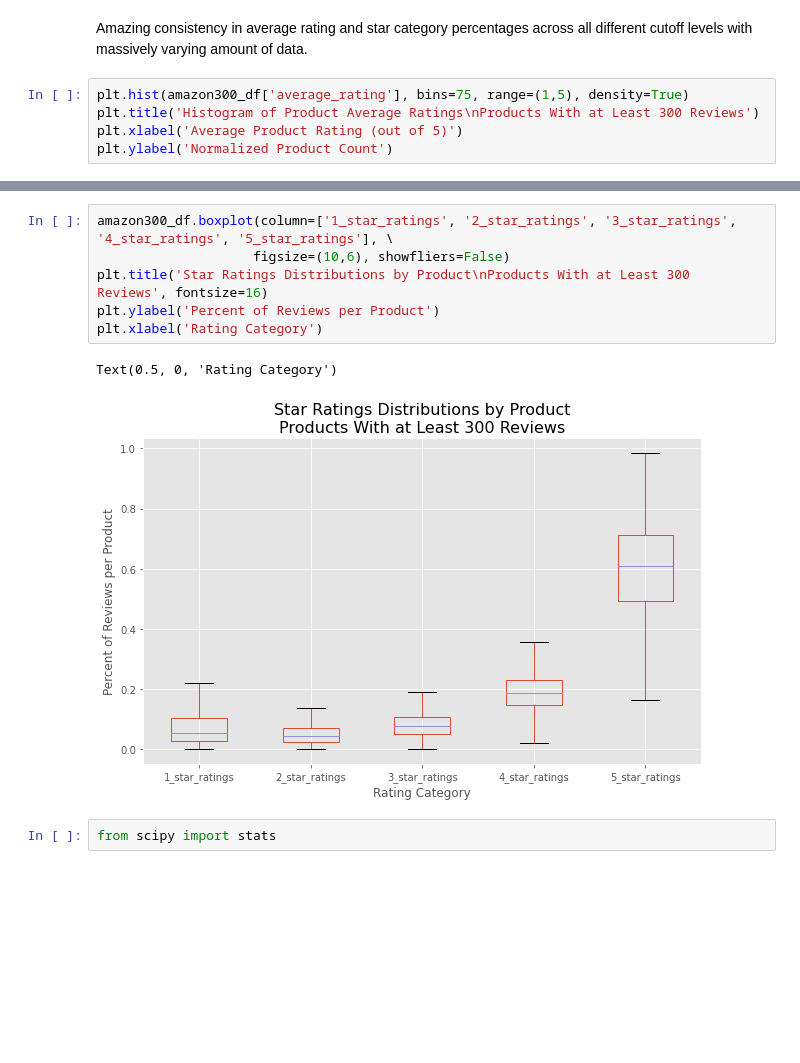
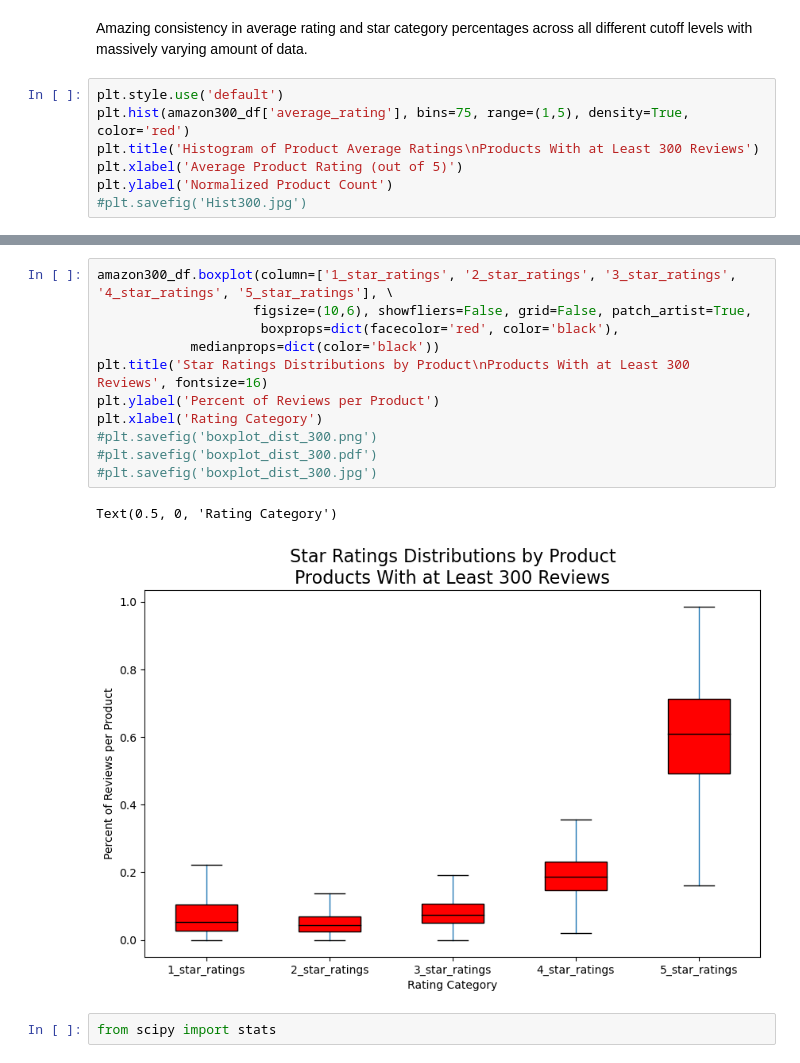
Before and after one commit to RyanBur/Python_Project, a Jupyter notebook: amazon_data_analysis.ipynb, the cells around one changed output, grey strips where cells are left out. Cells and saved outputs as stored; diff of their text form; blank space fills up the shorter version.

```diff
--- a/amazon_data_analysis.ipynb
+++ b/amazon_data_analysis.ipynb
@@ -216,9 +213,11 @@ amazon50_df.describe()
 # %% [markdown]
 Amazing consistency in average rating and star category percentages across all different cutoff levels with massively varying amount of data.
 # %%
-plt.hist(amazon300_df['average_rating'], bins=75, range=(1,5), density=True)
+plt.style.use('default')
+plt.hist(amazon300_df['average_rating'], bins=75, range=(1,5), density=True, color='red')
 plt.title('Histogram of Product Average Ratings\nProducts With at Least 300 Reviews')
 plt.xlabel('Average Product Rating (out of 5)')
 plt.ylabel('Normalized Product Count')
+#plt.savefig('Hist300.jpg')
 # %% [output]
 Text(0, 0.5, 'Normalized Product Count')
@@ -226,12 +225,17 @@ Text(0, 0.5, 'Normalized Product Count')
 # %%
 amazon300_df.boxplot(column=['1_star_ratings', '2_star_ratings', '3_star_ratings', '4_star_ratings', '5_star_ratings'], \
-                    figsize=(10,6), showfliers=False)
+                    figsize=(10,6), showfliers=False, grid=False, patch_artist=True,
+                     boxprops=dict(facecolor='red', color='black'),
+            medianprops=dict(color='black'))
 plt.title('Star Ratings Distributions by Product\nProducts With at Least 300 Reviews', fontsize=16)
 plt.ylabel('Percent of Reviews per Product')
 plt.xlabel('Rating Category')
+#plt.savefig('boxplot_dist_300.png')
+#plt.savefig('boxplot_dist_300.pdf')
+#plt.savefig('boxplot_dist_300.jpg')
 # %% [output]
 Text(0.5, 0, 'Rating Category')
-[figure, old version]
+[figure, new version]
 # %%
 from scipy import stats
 # %%
```
Also changed, not shown: parts of 7 cells of this notebook, 1 other file.
